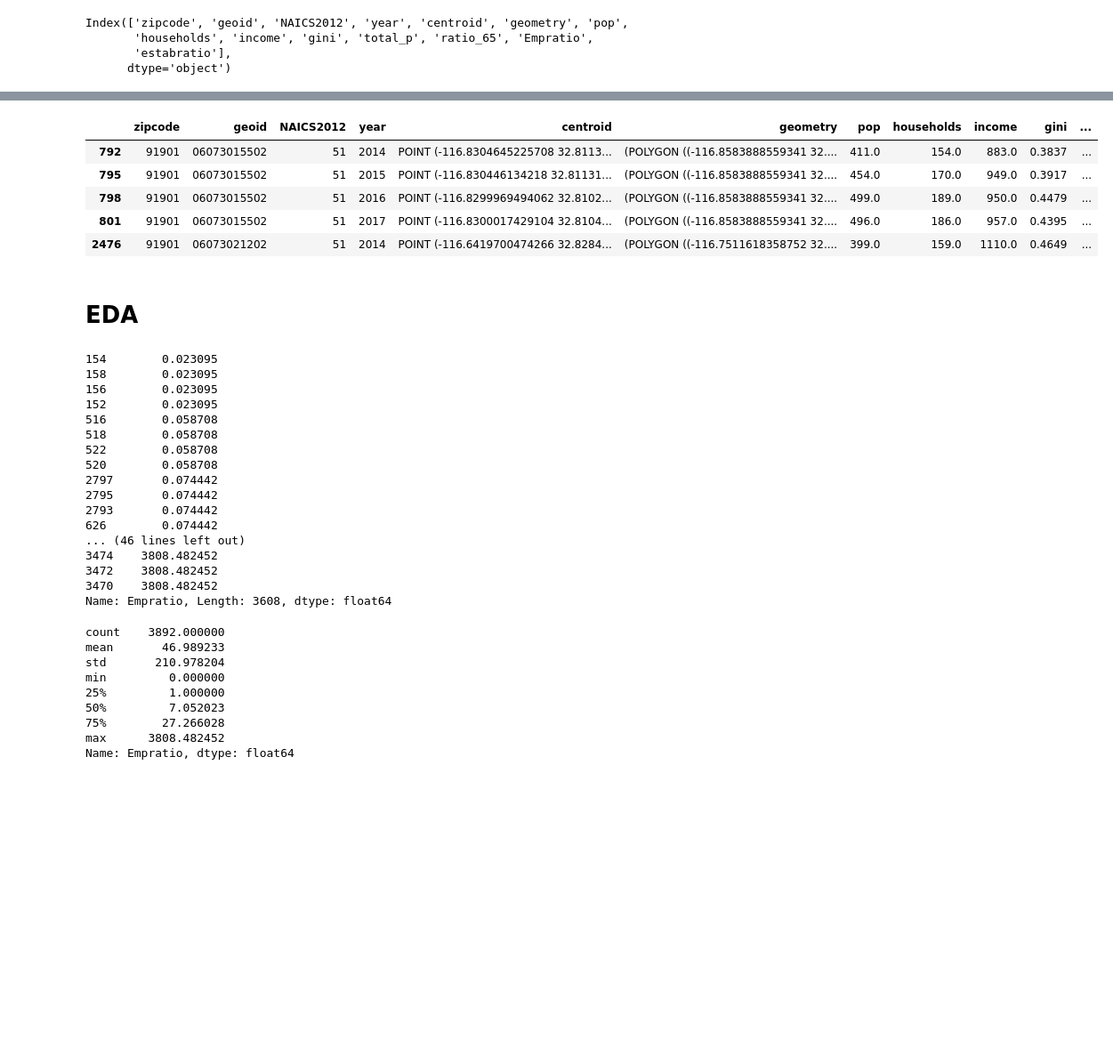
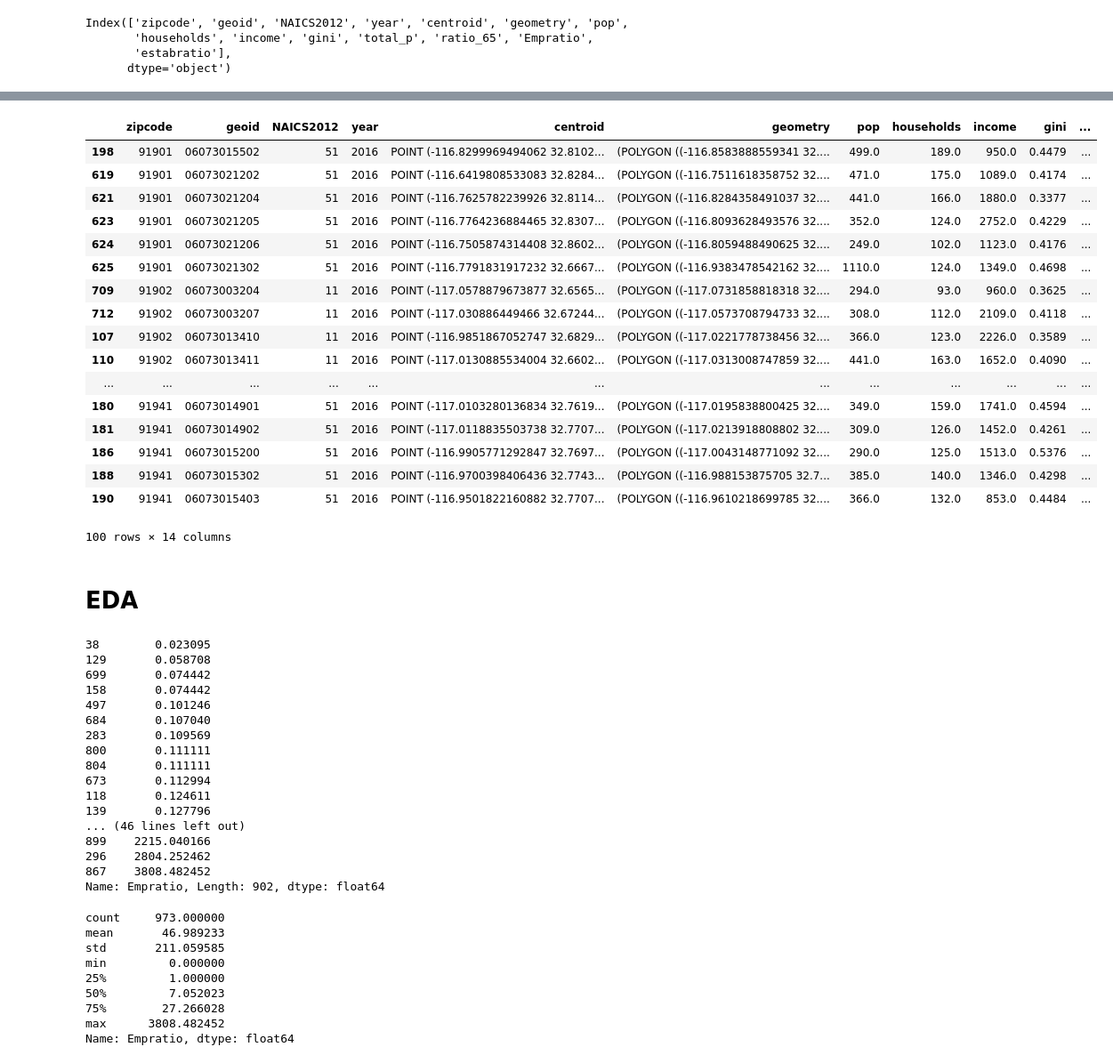
Before and after one commit to JasonZhangzy1757/CUSP-Capstone, a Jupyter notebook: US_Ignite_fed_data_merge_clean_eda.ipynb, the cells around one changed output, grey strips where cells are left out. Shown: that part at 89% size. Cells and saved outputs as stored; diff of their text form; code cells hidden in the pictures; blank space fills up the shorter version.

```diff
--- a/US_Ignite_fed_data_merge_clean_eda.ipynb
+++ b/US_Ignite_fed_data_merge_clean_eda.ipynb
@@ -283,7 +392,7 @@ import pandas as pd
 # Configure query for total population
 query = Query(
     estimate=5,
-    years=[2014, 2015, 2016, 2017],
+    years=[2016],
     variables=['B00001_001E'],
     for_geo='tract:*',
     in_geo=['state:06', 'county:073'],
@@ -305,7 +414,7 @@ Finalizing data...
 # Configure query for No. of Households
 query = Query(
     estimate=5,
-    years=[2014, 2015, 2016, 2017],
+    years=[2016],
     variables=['B00002_001E'],
     for_geo='tract:*',
     in_geo=['state:06', 'county:073'],
@@ -327,7 +436,7 @@ Finalizing data...
 # Configure query for No. of Household Income
 query = Query(
     estimate=5,
-    years=[2014, 2015, 2016, 2017],
+    years=[2016],
     variables=['B19001_001E'],
     for_geo='tract:*',
     in_geo=['state:06', 'county:073'],
@@ -371,7 +480,7 @@ Finalizing data...
 # Configure query for No. of GINI
 query = Query(
     estimate=5,
-    years=[2014, 2015, 2016, 2017],
+    years=[2016],
     variables=['B19083_001E'],
     for_geo='tract:*',
     in_geo=['state:06', 'county:073'],
@@ -478,12 +587,24 @@ df_final
 # %%
-df_final.head()
+df_final.head(100)
 # %% [output]
 |  | zipcode | geoid | NAICS2012 | year | centroid | geometry | pop | households | income | gini | ... |
-| 792 | 91901 | 06073015502 | 51 | 2014 | POINT (-116.8304645225708 32.8113... | (POLYGON ((-116.8583888559341 32.... | 411.0 | 154.0 | 883.0 | 0.3837 | ... |
-| 795 | 91901 | 06073015502 | 51 | 2015 | POINT (-116.830446134218 32.81131... | (POLYGON ((-116.8583888559341 32.... | 454.0 | 170.0 | 949.0 | 0.3917 | ... |
-| 798 | 91901 | 06073015502 | 51 | 2016 | POINT (-116.8299969494062 32.8102... | (POLYGON ((-116.8583888559341 32.... | 499.0 | 189.0 | 950.0 | 0.4479 | ... |
-| 801 | 91901 | 06073015502 | 51 | 2017 | POINT (-116.8300017429104 32.8104... | (POLYGON ((-116.8583888559341 32.... | 496.0 | 186.0 | 957.0 | 0.4395 | ... |
-| 2476 | 91901 | 06073021202 | 51 | 2014 | POINT (-116.6419700474266 32.8284... | (POLYGON ((-116.7511618358752 32.... | 399.0 | 159.0 | 1110.0 | 0.4649 | ... |
+| 198 | 91901 | 06073015502 | 51 | 2016 | POINT (-116.8299969494062 32.8102... | (POLYGON ((-116.8583888559341 32.... | 499.0 | 189.0 | 950.0 | 0.4479 | ... |
+| 619 | 91901 | 06073021202 | 51 | 2016 | POINT (-116.6419808533083 32.8284... | (POLYGON ((-116.7511618358752 32.... | 471.0 | 175.0 | 1089.0 | 0.4174 | ... |
+| 621 | 91901 | 06073021204 | 51 | 2016 | POINT (-116.7625782239926 32.8114... | (POLYGON ((-116.8284358491037 32.... | 441.0 | 166.0 | 1880.0 | 0.3377 | ... |
+| 623 | 91901 | 06073021205 | 51 | 2016 | POINT (-116.7764236884465 32.8307... | (POLYGON ((-116.8093628493576 32.... | 352.0 | 124.0 | 2752.0 | 0.4229 | ... |
+| 624 | 91901 | 06073021206 | 51 | 2016 | POINT (-116.7505874314408 32.8602... | (POLYGON ((-116.8059488490625 32.... | 249.0 | 102.0 | 1123.0 | 0.4176 | ... |
+| 625 | 91901 | 06073021302 | 51 | 2016 | POINT (-116.7791831917232 32.6667... | (POLYGON ((-116.9383478542162 32.... | 1110.0 | 124.0 | 1349.0 | 0.4698 | ... |
+| 709 | 91902 | 06073003204 | 11 | 2016 | POINT (-117.0578879673877 32.6565... | (POLYGON ((-117.0731858818318 32.... | 294.0 | 93.0 | 960.0 | 0.3625 | ... |
+| 712 | 91902 | 06073003207 | 11 | 2016 | POINT (-117.030886449466 32.67244... | (POLYGON ((-117.0573708794733 32.... | 308.0 | 112.0 | 2109.0 | 0.4118 | ... |
+| 107 | 91902 | 06073013410 | 11 | 2016 | POINT (-116.9851867052747 32.6829... | (POLYGON ((-117.0221778738456 32.... | 366.0 | 123.0 | 2226.0 | 0.3589 | ... |
+| 110 | 91902 | 06073013411 | 11 | 2016 | POINT (-117.0130885534004 32.6602... | (POLYGON ((-117.0313008747859 32.... | 441.0 | 163.0 | 1652.0 | 0.4090 | ... |
+| ... | ... | ... | ... | ... | ... | ... | ... | ... | ... | ... | ... |
+| 180 | 91941 | 06073014901 | 51 | 2016 | POINT (-117.0103280136834 32.7619... | (POLYGON ((-117.0195838800425 32.... | 349.0 | 159.0 | 1741.0 | 0.4594 | ... |
+| 181 | 91941 | 06073014902 | 51 | 2016 | POINT (-117.0118835503738 32.7707... | (POLYGON ((-117.0213918808802 32.... | 309.0 | 126.0 | 1452.0 | 0.4261 | ... |
+| 186 | 91941 | 06073015200 | 51 | 2016 | POINT (-116.9905771292847 32.7697... | (POLYGON ((-117.0043148771092 32.... | 290.0 | 125.0 | 1513.0 | 0.5376 | ... |
+| 188 | 91941 | 06073015302 | 51 | 2016 | POINT (-116.9700398406436 32.7743... | (POLYGON ((-116.988153875705 32.7... | 385.0 | 140.0 | 1346.0 | 0.4298 | ... |
+| 190 | 91941 | 06073015403 | 51 | 2016 | POINT (-116.9501822160882 32.7707... | (POLYGON ((-116.9610218699785 32.... | 366.0 | 132.0 | 853.0 | 0.4484 | ... |
+100 rows × 14 columns
 # %% [markdown]
 # EDA
 # %%
@@ -495,29 +616,29 @@ data=df_final[['zipcode', 'geoid', 'NAICS2012', 'year', 'pop',
 # %%
 data['Empratio'][data['Empratio']!=0.0].sort_values()
 # %% [output]
-154        0.023095
-158        0.023095
-156        0.023095
-152        0.023095
-516        0.058708
-518        0.058708
-522        0.058708
-520        0.058708
-2797       0.074442
-2795       0.074442
-2793       0.074442
-626        0.074442
+38        0.023095
+129       0.058708
+699       0.074442
+158       0.074442
+497       0.101246
+684       0.107040
+283       0.109569
+800       0.111111
+804       0.111111
+673       0.112994
+118       0.124611
+139       0.127796
 ... (46 lines left out)
-3474    3808.482452
-3472    3808.482452
-3470    3808.482452
-Name: Empratio, Length: 3608, dtype: float64
+899    2215.040166
+296    2804.252462
+867    3808.482452
+Name: Empratio, Length: 902, dtype: float64
 # %%
 data['Empratio'].describe()
 # %% [output]
-count    3892.000000
+count     973.000000
 mean       46.989233
-std       210.978204
+std       211.059585
 min         0.000000
 25%         1.000000
 50%         7.052023
```
Also changed, not shown: parts of 42 cells of this notebook, 3 other files.
